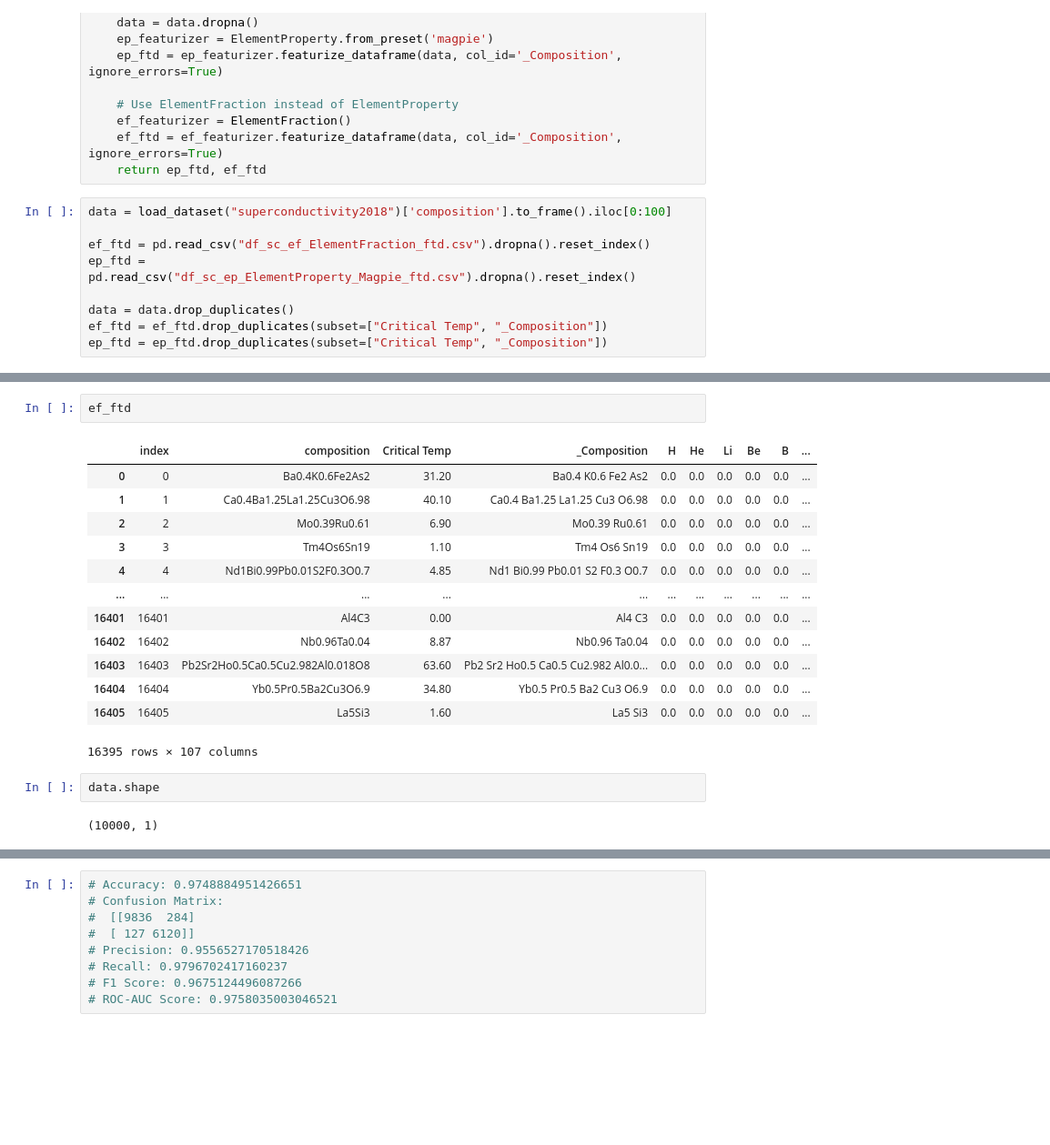
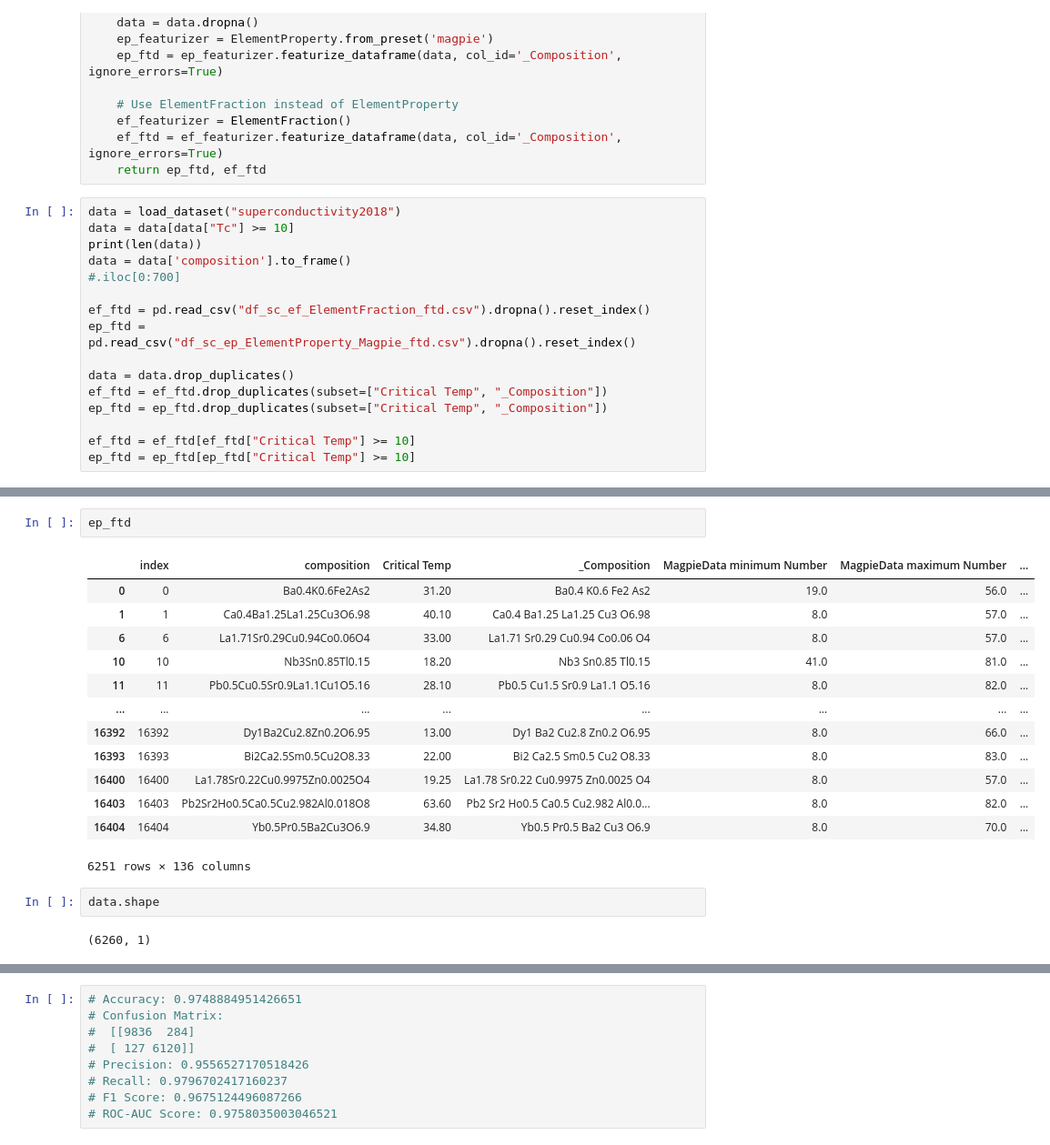
Before and after one commit to TheDataIsaac/Final-Year-ML-Project, a Jupyter notebook: FYMLP Subset/Regression/Voting Classifier-Latest.ipynb, the cells around one changed output, grey strips where cells are left out. Shown at 91% size. Drawn from its saved outputs; the diff is of its cells as text; blank space fills up the shorter version.

```diff
--- a/FYMLP Subset/Regression/Voting Classifier-Latest.ipynb
+++ b/FYMLP Subset/Regression/Voting Classifier-Latest.ipynb
@@ -38,7 +36,11 @@ def featurize(data):
     ef_ftd = ef_featurizer.featurize_dataframe(data, col_id='_Composition', ignore_errors=True)
     return ep_ftd, ef_ftd
 # %%
-data = load_dataset("superconductivity2018")['composition'].to_frame().iloc[0:100]
+data = load_dataset("superconductivity2018")
+data = data[data["Tc"] >= 10]
+print(len(data))
+data = data['composition'].to_frame()
+#.iloc[0:700]
 
 ef_ftd = pd.read_csv("df_sc_ef_ElementFraction_ftd.csv").dropna().reset_index()
 ep_ftd = pd.read_csv("df_sc_ep_ElementProperty_Magpie_ftd.csv").dropna().reset_index()
@@ -46,4 +48,7 @@ ep_ftd = pd.read_csv("df_sc_ep_ElementProperty_Magpie_ftd.csv").dropna().reset_i
 data = data.drop_duplicates()
 ef_ftd = ef_ftd.drop_duplicates(subset=["Critical Temp", "_Composition"])
 ep_ftd = ep_ftd.drop_duplicates(subset=["Critical Temp", "_Composition"])
+
+ef_ftd = ef_ftd[ef_ftd["Critical Temp"] >= 10]
+ep_ftd = ep_ftd[ep_ftd["Critical Temp"] >= 10]
 # %% [output]
@@ -51,23 +56,23 @@ Fetching superconductivity2018.json.gz from https://figshare.com/ndownloader/fil
 # %%
-ef_ftd
+ep_ftd
 # %% [output]
-|  | index | composition | Critical Temp | _Composition | H | He | Li | Be | B | ... |
-| 0 | 0 | Ba0.4K0.6Fe2As2 | 31.20 | Ba0.4 K0.6 Fe2 As2 | 0.0 | 0.0 | 0.0 | 0.0 | 0.0 | ... |
-| 1 | 1 | Ca0.4Ba1.25La1.25Cu3O6.98 | 40.10 | Ca0.4 Ba1.25 La1.25 Cu3 O6.98 | 0.0 | 0.0 | 0.0 | 0.0 | 0.0 | ... |
-| 2 | 2 | Mo0.39Ru0.61 | 6.90 | Mo0.39 Ru0.61 | 0.0 | 0.0 | 0.0 | 0.0 | 0.0 | ... |
-| 3 | 3 | Tm4Os6Sn19 | 1.10 | Tm4 Os6 Sn19 | 0.0 | 0.0 | 0.0 | 0.0 | 0.0 | ... |
-| 4 | 4 | Nd1Bi0.99Pb0.01S2F0.3O0.7 | 4.85 | Nd1 Bi0.99 Pb0.01 S2 F0.3 O0.7 | 0.0 | 0.0 | 0.0 | 0.0 | 0.0 | ... |
-| ... | ... | ... | ... | ... | ... | ... | ... | ... | ... | ... |
-| 16401 | 16401 | Al4C3 | 0.00 | Al4 C3 | 0.0 | 0.0 | 0.0 | 0.0 | 0.0 | ... |
-| 16402 | 16402 | Nb0.96Ta0.04 | 8.87 | Nb0.96 Ta0.04 | 0.0 | 0.0 | 0.0 | 0.0 | 0.0 | ... |
-| 16403 | 16403 | Pb2Sr2Ho0.5Ca0.5Cu2.982Al0.018O8 | 63.60 | Pb2 Sr2 Ho0.5 Ca0.5 Cu2.982 Al0.0... | 0.0 | 0.0 | 0.0 | 0.0 | 0.0 | ... |
-| 16404 | 16404 | Yb0.5Pr0.5Ba2Cu3O6.9 | 34.80 | Yb0.5 Pr0.5 Ba2 Cu3 O6.9 | 0.0 | 0.0 | 0.0 | 0.0 | 0.0 | ... |
-| 16405 | 16405 | La5Si3 | 1.60 | La5 Si3 | 0.0 | 0.0 | 0.0 | 0.0 | 0.0 | ... |
+|  | index | composition | Critical Temp | _Composition | MagpieData minimum Number | MagpieData maximum Number | ... |
+| 0 | 0 | Ba0.4K0.6Fe2As2 | 31.20 | Ba0.4 K0.6 Fe2 As2 | 19.0 | 56.0 | ... |
+| 1 | 1 | Ca0.4Ba1.25La1.25Cu3O6.98 | 40.10 | Ca0.4 Ba1.25 La1.25 Cu3 O6.98 | 8.0 | 57.0 | ... |
+| 6 | 6 | La1.71Sr0.29Cu0.94Co0.06O4 | 33.00 | La1.71 Sr0.29 Cu0.94 Co0.06 O4 | 8.0 | 57.0 | ... |
+| 10 | 10 | Nb3Sn0.85Tl0.15 | 18.20 | Nb3 Sn0.85 Tl0.15 | 41.0 | 81.0 | ... |
+| 11 | 11 | Pb0.5Cu0.5Sr0.9La1.1Cu1O5.16 | 28.10 | Pb0.5 Cu1.5 Sr0.9 La1.1 O5.16 | 8.0 | 82.0 | ... |
+| ... | ... | ... | ... | ... | ... | ... | ... |
+| 16392 | 16392 | Dy1Ba2Cu2.8Zn0.2O6.95 | 13.00 | Dy1 Ba2 Cu2.8 Zn0.2 O6.95 | 8.0 | 66.0 | ... |
+| 16393 | 16393 | Bi2Ca2.5Sm0.5Cu2O8.33 | 22.00 | Bi2 Ca2.5 Sm0.5 Cu2 O8.33 | 8.0 | 83.0 | ... |
+| 16400 | 16400 | La1.78Sr0.22Cu0.9975Zn0.0025O4 | 19.25 | La1.78 Sr0.22 Cu0.9975 Zn0.0025 O4 | 8.0 | 57.0 | ... |
+| 16403 | 16403 | Pb2Sr2Ho0.5Ca0.5Cu2.982Al0.018O8 | 63.60 | Pb2 Sr2 Ho0.5 Ca0.5 Cu2.982 Al0.0... | 8.0 | 82.0 | ... |
+| 16404 | 16404 | Yb0.5Pr0.5Ba2Cu3O6.9 | 34.80 | Yb0.5 Pr0.5 Ba2 Cu3 O6.9 | 8.0 | 70.0 | ... |
-16395 rows × 107 columns
+6251 rows × 136 columns
 # %%
 data.shape
 # %% [output]
-(10000, 1)
+(6260, 1)
 # %%
 ep_ftd
 # %% [output]
```
Also changed, not shown: parts of 15 cells of this notebook, 2 other files.
